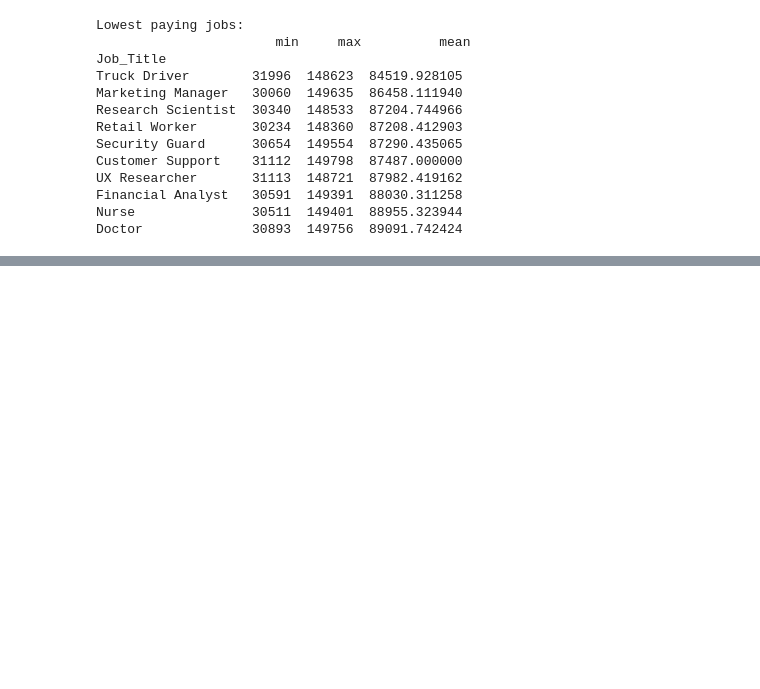
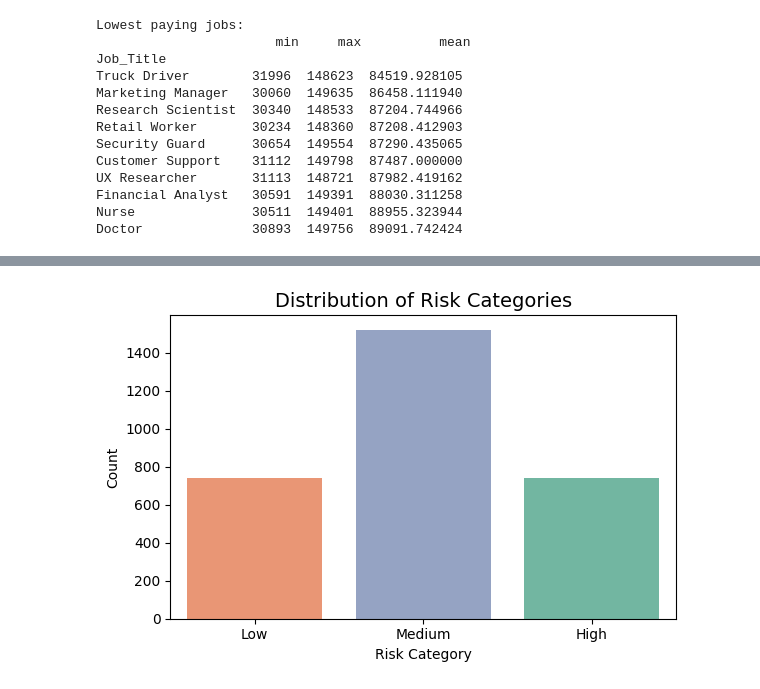
Before and after one commit to fatiimahhmed/PythonLibraries, a Jupyter notebook: ImpactOfAIOnJobs.ipynb, the cells around one changed output, grey strips where cells are left out. Drawn from its saved outputs; the diff is of its cells as text; code cells hidden in the pictures; blank space fills up the shorter version.

```diff
--- a/ImpactOfAIOnJobs.ipynb
+++ b/ImpactOfAIOnJobs.ipynb
@@ -198,0 +184,17 @@ Name: Risk_Category_New, dtype: int64
+# %%
+# Convert Risk Category into numeric values
+risk_category_mapping = {
+    "Low": 1,
+    "Medium": 2,
+    "High": 3
+}
+
+plt.figure(figsize=(6, 4))
+sns.countplot(data=dataset, x="Risk_Category", order=["Low", "Medium", "High"], hue="Risk_Category", legend=False, palette="Set2")
+plt.title("Distribution of Risk Categories", fontsize=14)
+plt.xlabel("Risk Category")
+plt.ylabel("Count")
+plt.tight_layout()
+plt.show()
+# %% [output]
+[figure, added]
```
Also changed, not shown: parts of 9 cells of this notebook.
